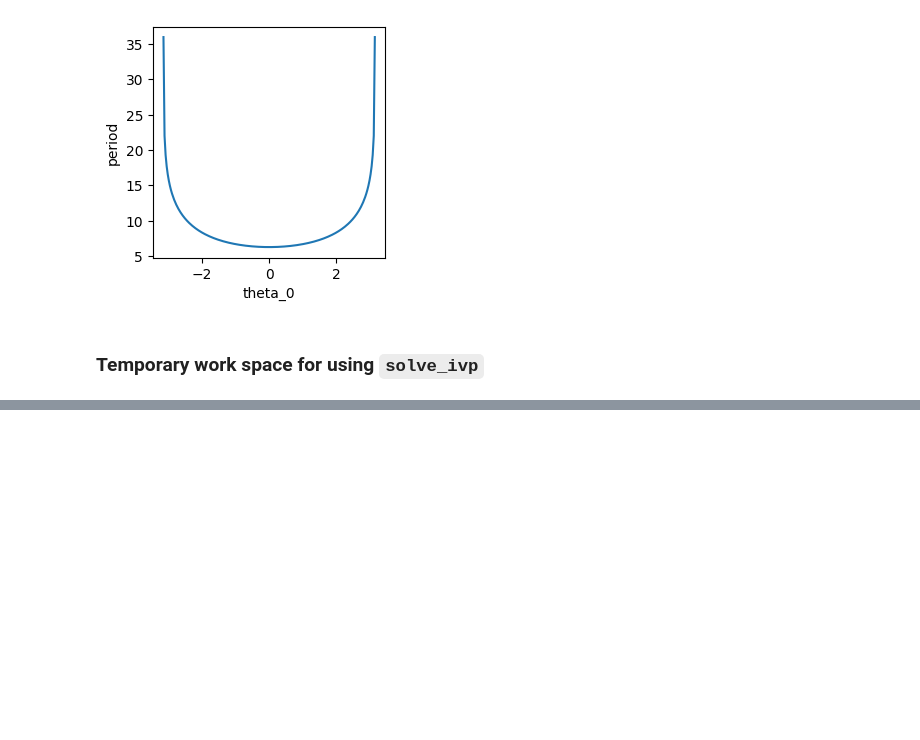
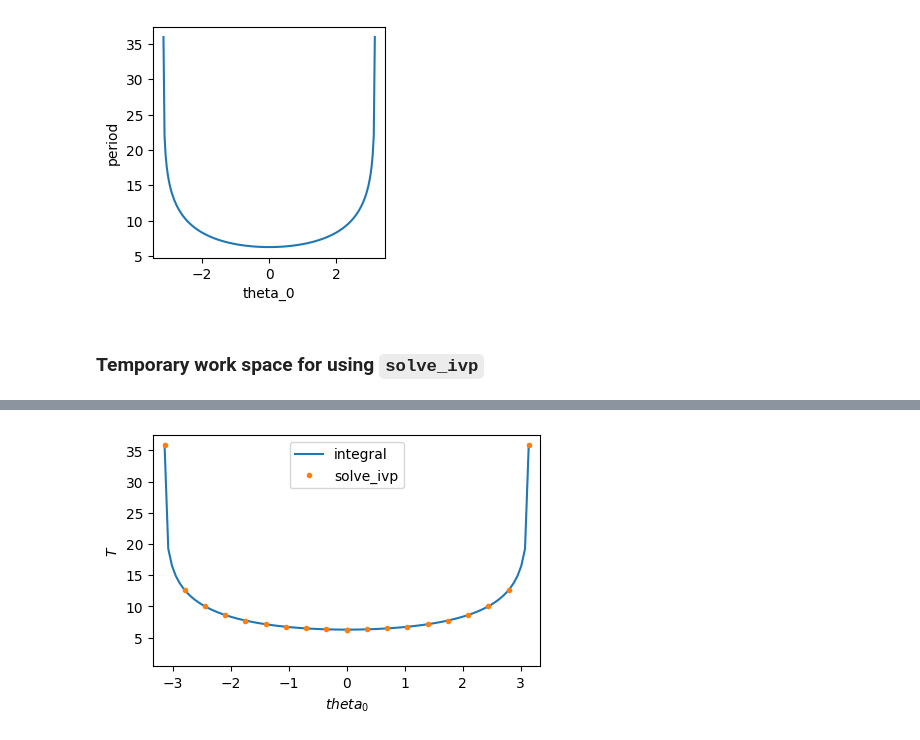
Before and after one commit to Cooper-9/Notes-from-class, a Jupyter notebook: Period_rigid_p.ipynb, the cells around one changed output, grey strips where cells are left out. Drawn from its saved outputs; the diff is of its cells as text; code cells hidden in the pictures; blank space fills up the shorter version.

```diff
--- a/Period_rigid_p.ipynb
+++ b/Period_rigid_p.ipynb
@@ -128,0 +197,20 @@ basic_plot(t_plot, theta_plot, xlabel='t', ylabel='theta', figsize=(12,2))
+# %%
+# extract period with the integral approach
+n_points_int = 50 # number of initial angles
+theta_0_list_int, period_list_int = extract_period_int(n_points_int)
+
+# extract period with the solve_ivp approach
+n_points_ode = 10 # number of theta_0 values
+theta_0_list_ode, period_list_ode = extract_period_ode(n_points_ode)
+# %%
+plt.figure(figsize=(5,3))
+plt.plot(theta_0_list_int, period_list_int, label='integral')
+plt.plot(theta_0_list_ode, period_list_ode, '.', label = 'solve_ivp')
+plt.xlabel('$theta_0$')
+plt.ylabel('$T$')
+plt.xlim(-np.pi-0.2, np.pi+0.2)
+plt.ylim(0.40)
+plt.legend()
+plt.show()
+# %% [output]
+[figure, added]
```
Also changed, not shown: parts of 8 cells of this notebook.
